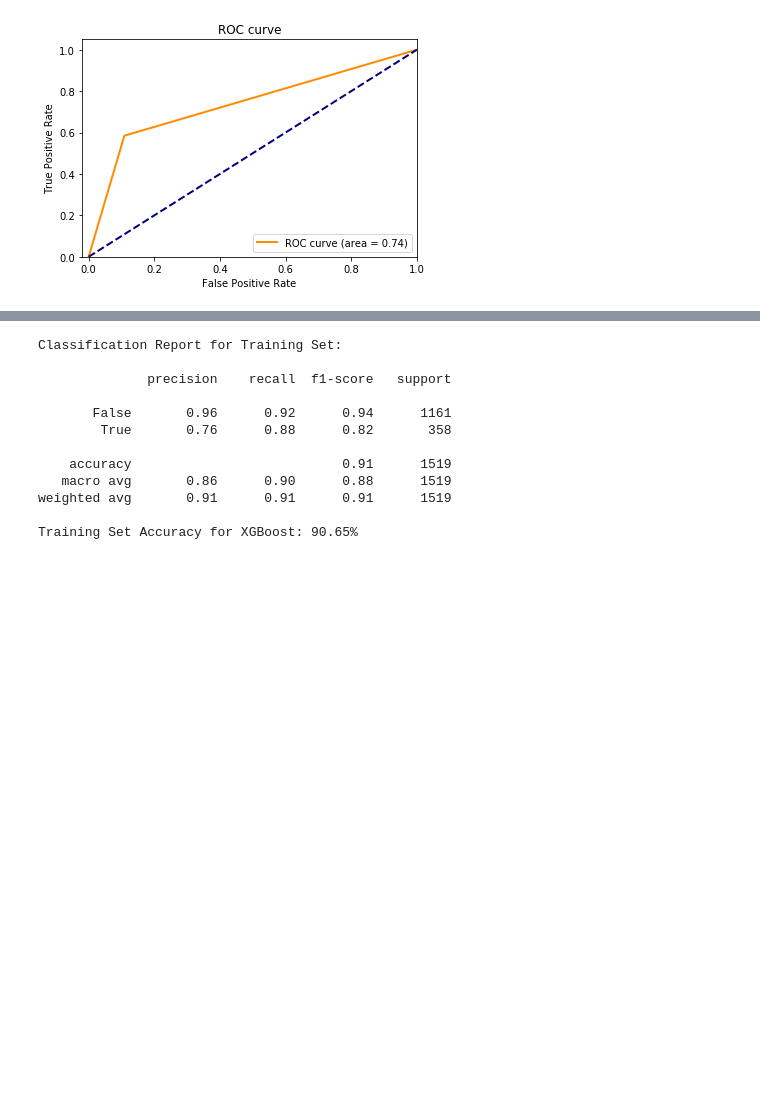
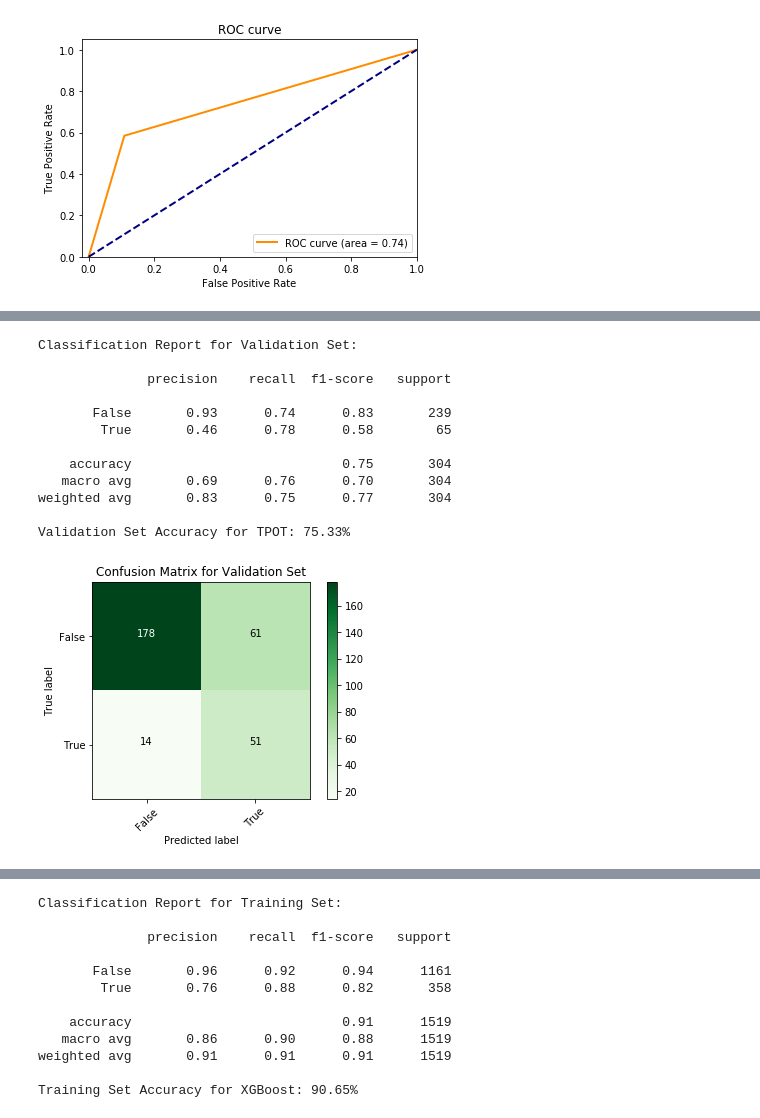
Before and after one commit to thomsu/Box_Office_Success, a Jupyter notebook: Box Office Success Classification.ipynb, the cells around one changed output, grey strips where cells are left out. Cells and saved outputs as stored; diff of their text form; code cells hidden in the pictures; blank space fills up the shorter version.

```diff
--- a/Box Office Success Classification.ipynb
+++ b/Box Office Success Classification.ipynb
@@ -1247,0 +1311,16 @@ Similar results here as XGboost with GridSearchCV. Let's rebuild the original XG
+# %%
+display_matrix(y_val, validation_predictions1, data='Validation Set', method='TPOT')
+# %% [output]
+Classification Report for Validation Set:
+
+              precision    recall  f1-score   support
+
+       False       0.93      0.74      0.83       239
+        True       0.46      0.78      0.58        65
+
+    accuracy                           0.75       304
+   macro avg       0.69      0.76      0.70       304
+weighted avg       0.83      0.75      0.77       304
+
+Validation Set Accuracy for TPOT: 75.33%
+[figure, added]
```
Also changed, not shown: parts of 19 cells of this notebook, 7 other files.
